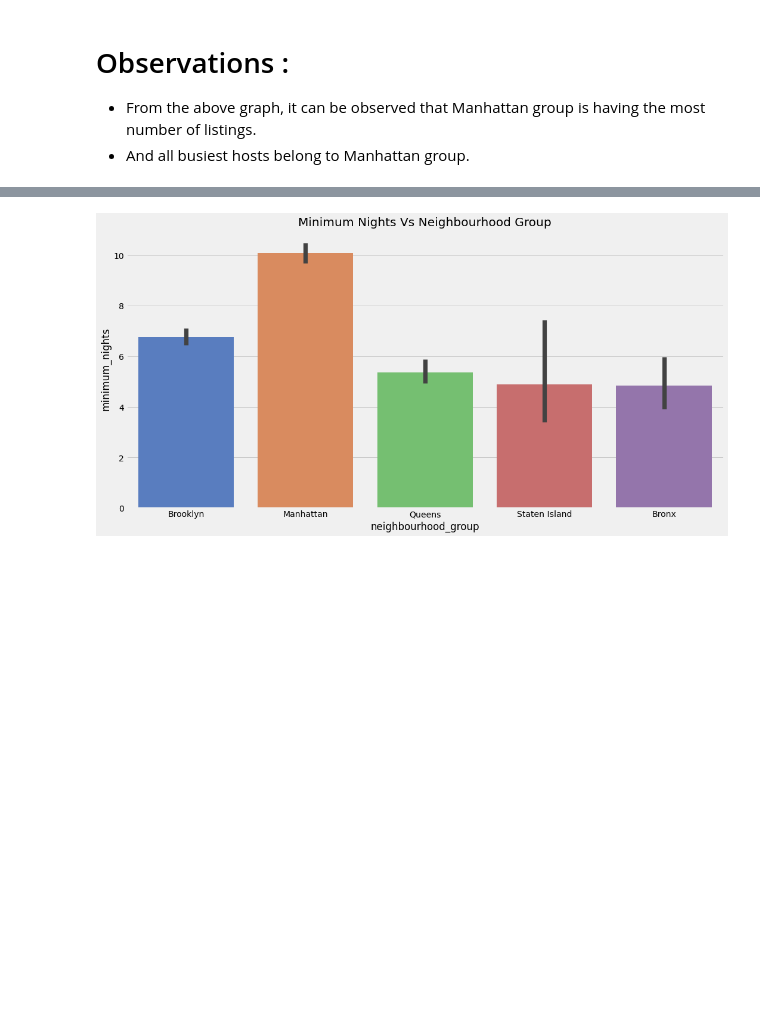
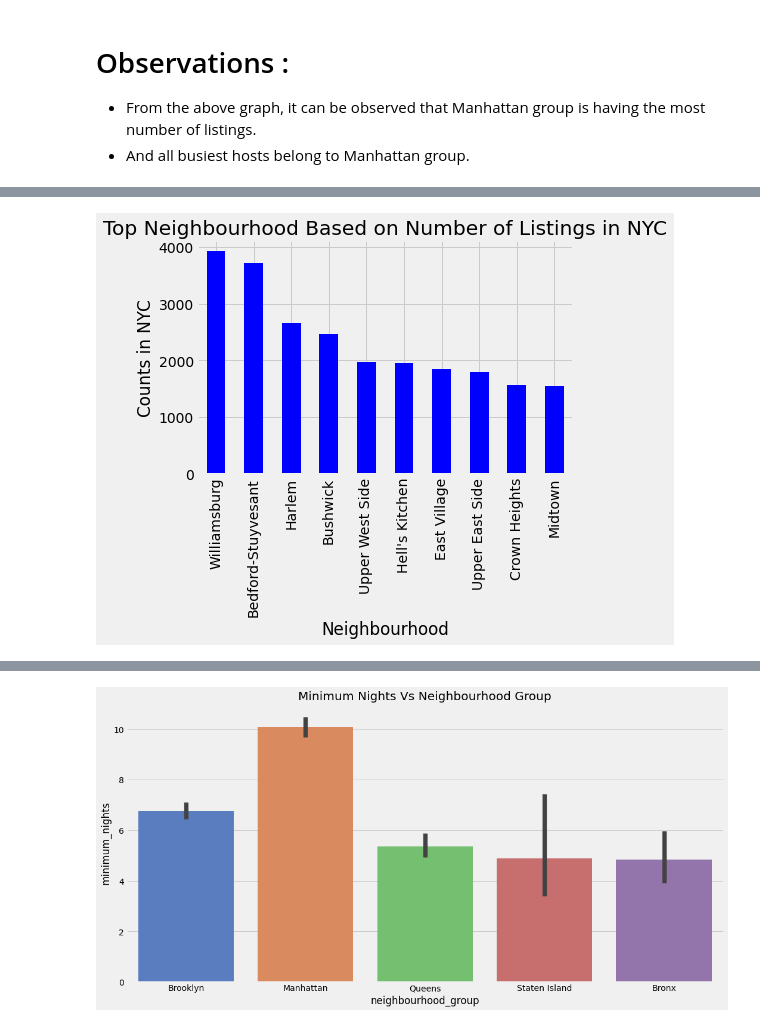
Before and after one commit to saptaksubhra/Airbnb-Bookings-Analysis, a Jupyter notebook: Airbnb_Bookings_Analysis_Capstone_Project.ipynb, the cells around one changed output, grey strips where cells are left out. Drawn from its saved outputs; the diff is of its cells as text; code cells hidden in the pictures; blank space fills up the shorter version.

```diff
--- a/Airbnb_Bookings_Analysis_Capstone_Project.ipynb
+++ b/Airbnb_Bookings_Analysis_Capstone_Project.ipynb
@@ -686,0 +779,11 @@ plt.show()
+# %%
+# Checking top 10 neighbourhood based on number of listings in entire New York city
+
+top_10_neighbourhood = df_airbnb_copy1['neighbourhood'].value_counts()[:10]
+top_10_neighbourhood.plot(kind = 'bar', color = 'b')
+plt.xlabel('Neighbourhood')
+plt.ylabel('Counts in NYC')
+plt.title('Top Neighbourhood Based on Number of Listings in NYC')
+plt.show()
+# %% [output]
+[figure, added]
```
Also changed, not shown: parts of 22 cells of this notebook.
